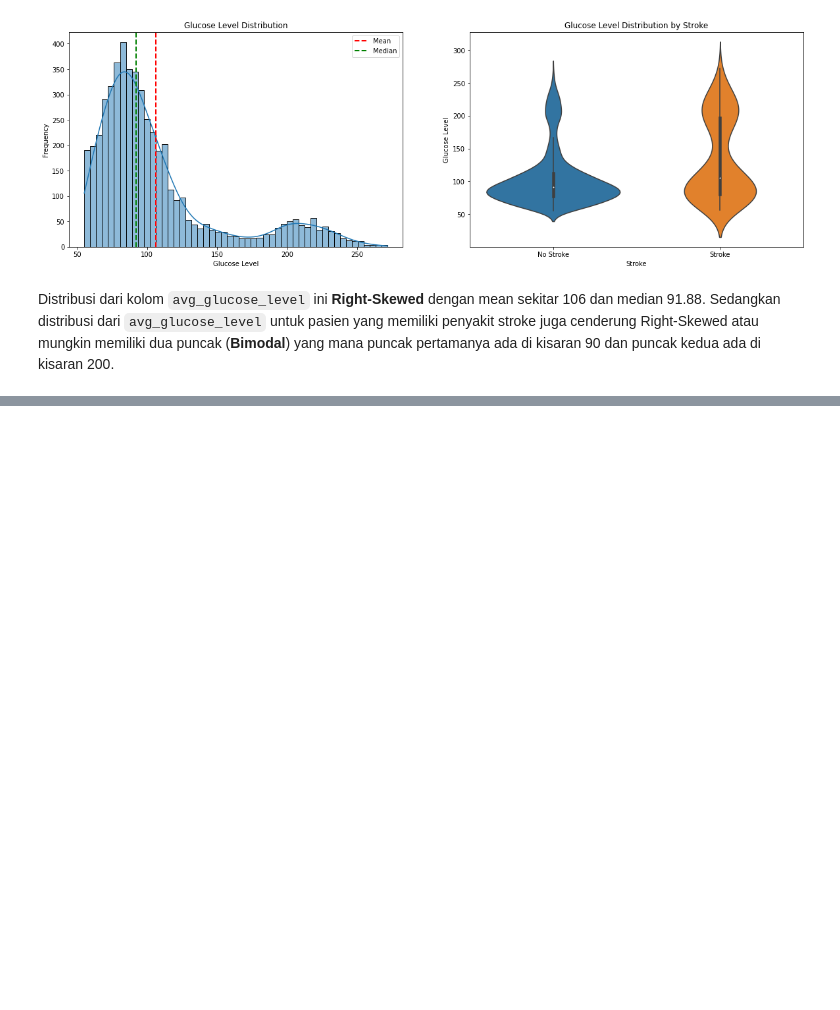
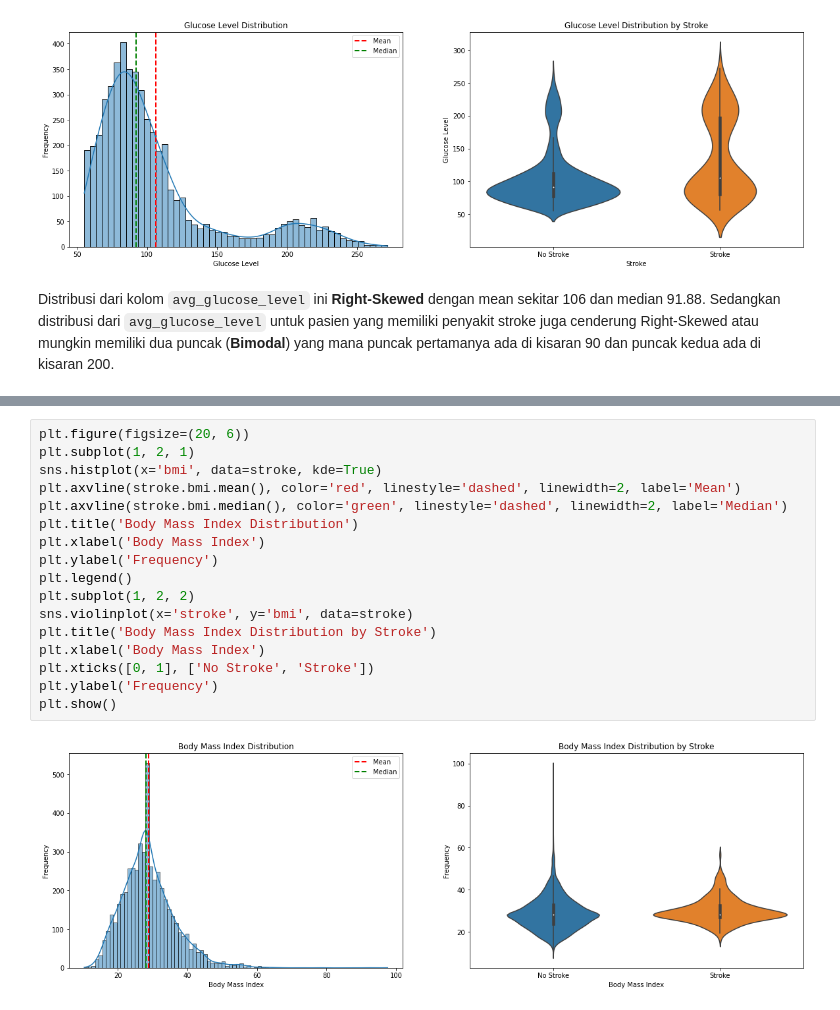
Before and after one commit to Penzragon/h8dsft_LogisticRegression, a Jupyter notebook: script.ipynb, the cells around one changed output, grey strips where cells are left out. Drawn from its saved outputs; the diff is of its cells as text; blank space fills up the shorter version.

```diff
--- a/script.ipynb
+++ b/script.ipynb
@@ -453,0 +466,19 @@ Distribusi dari kolom `avg_glucose_level` ini **Right-Skewed** dengan mean sekit
+# %%
+plt.figure(figsize=(20, 6))
+plt.subplot(1, 2, 1)
+sns.histplot(x='bmi', data=stroke, kde=True)
+plt.axvline(stroke.bmi.mean(), color='red', linestyle='dashed', linewidth=2, label='Mean')
+plt.axvline(stroke.bmi.median(), color='green', linestyle='dashed', linewidth=2, label='Median')
+plt.title('Body Mass Index Distribution')
+plt.xlabel('Body Mass Index')
+plt.ylabel('Frequency')
+plt.legend()
+plt.subplot(1, 2, 2)
+sns.violinplot(x='stroke', y='bmi', data=stroke)
+plt.title('Body Mass Index Distribution by Stroke')
+plt.xlabel('Body Mass Index')
+plt.xticks([0, 1], ['No Stroke', 'Stroke'])
+plt.ylabel('Frequency')
+plt.show()
+# %% [output]
+[figure, added]
```
Also changed, not shown: parts of 4 cells of this notebook.
